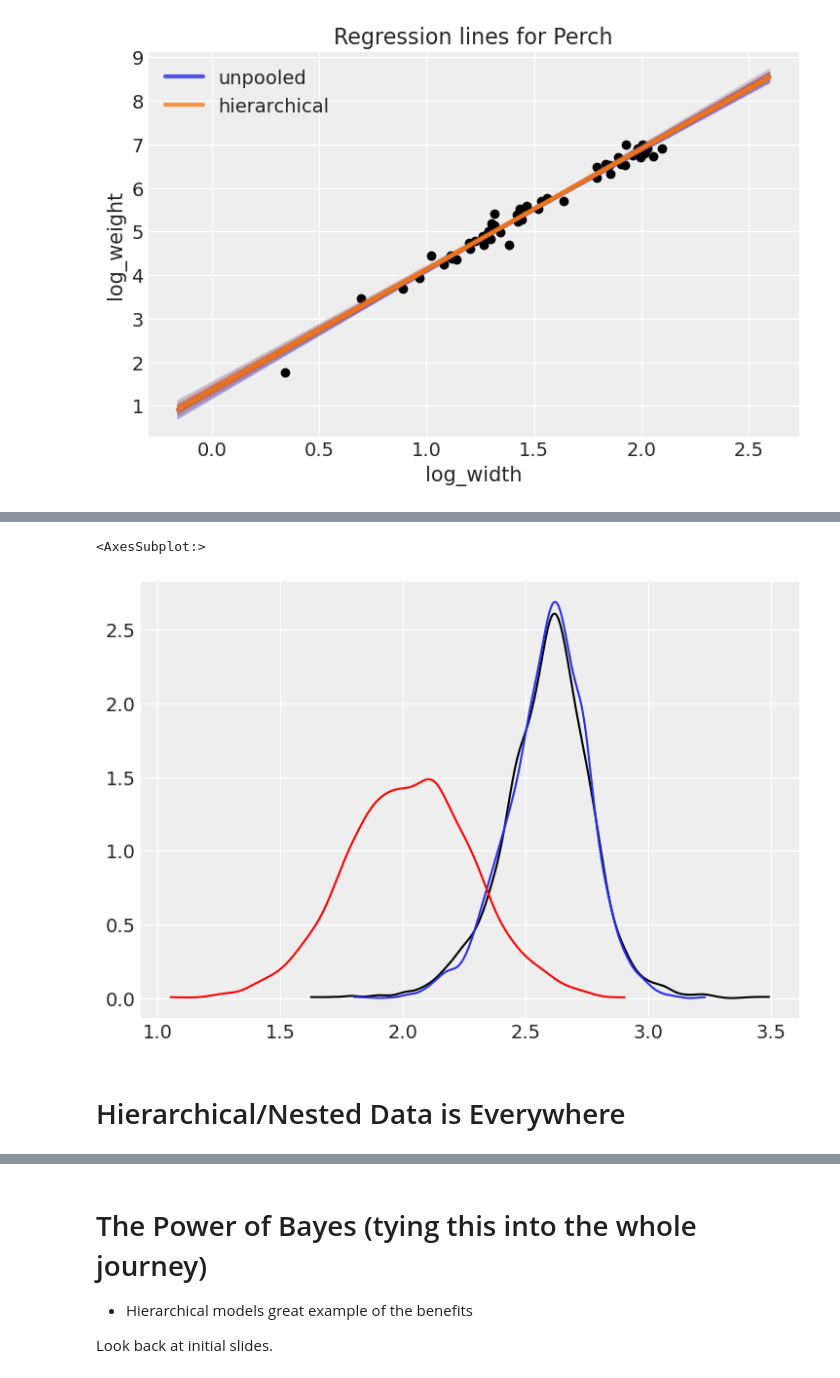
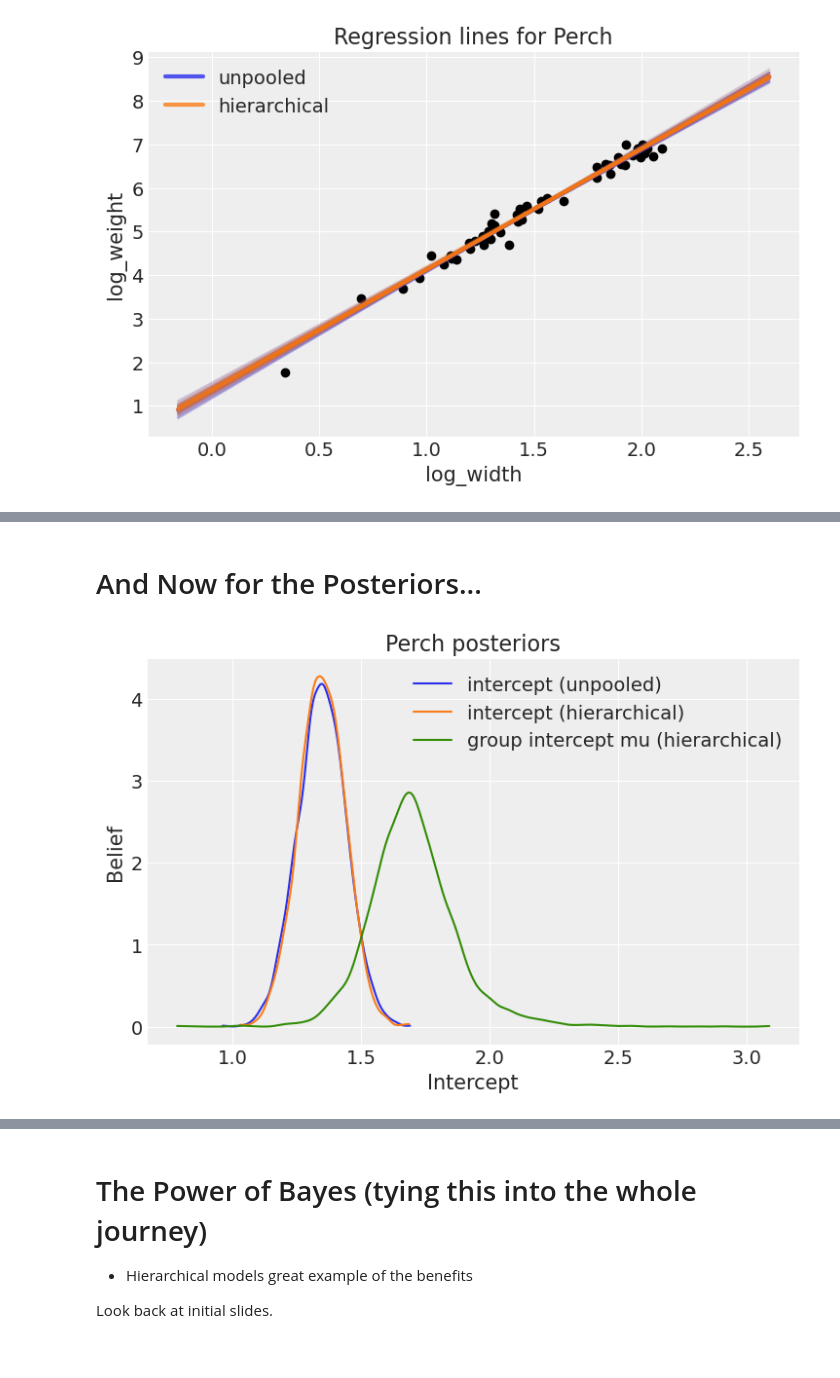
Before and after one commit to AlexAndorra/notebooks-experiments, a Jupyter notebook: Hierarchical_Regression/Hierarchical_Regression.ipynb, the cells around one changed output, grey strips where cells are left out. Drawn from its saved outputs; the diff is of its cells as text; code cells hidden in the pictures.

```diff
--- a/Hierarchical_Regression/Hierarchical_Regression.ipynb
+++ b/Hierarchical_Regression/Hierarchical_Regression.ipynb
@@ -408,9 +474,9 @@ az.plot_dist(idata_unpooled_oos.posterior.intercept.sel(species="Whitefish"), co
-# %%
-az.plot_dist(idata_hierarchical.posterior.group_β_mu, color="k")
-az.plot_dist(idata_hierarchical.posterior.β.sel(species="Whitefish"))
-az.plot_dist(idata_unpooled_oos.posterior.β.sel(species="Whitefish"), color="r")
-# %% [output]
-<AxesSubplot:>
-[figure, removed]
-# %% [markdown]
-# Hierarchical/Nested Data is Everywhere
+# %% [markdown]
+# And Now for the Posteriors...
+# %%
+az.plot_dist(idata_unpooled_oos.posterior.intercept.sel(species="Perch"), color=sns.color_palette()[0], label="intercept (unpooled)")
+az.plot_dist(idata_hierarchical.posterior.intercept.sel(species="Perch"), color=sns.color_palette()[1], label="intercept (hierarchical)")
+az.plot_dist(idata_hierarchical.posterior.group_intercept_mu, color=sns.color_palette()[2], label="group intercept mu (hierarchical)")
+plt.xlabel("Intercept"); plt.ylabel("Belief"); plt.title("Perch posteriors");
+# %% [output]
+[figure, added]
```
Also changed, not shown: parts of 23 cells of this notebook.
